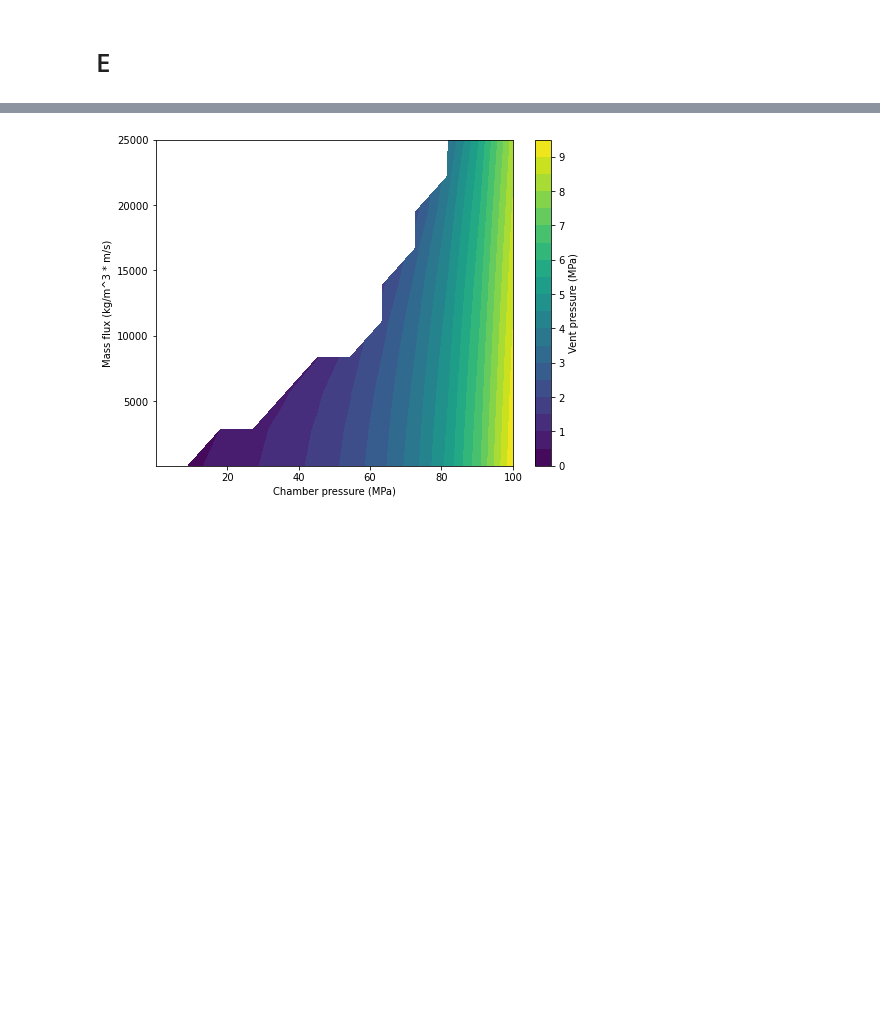
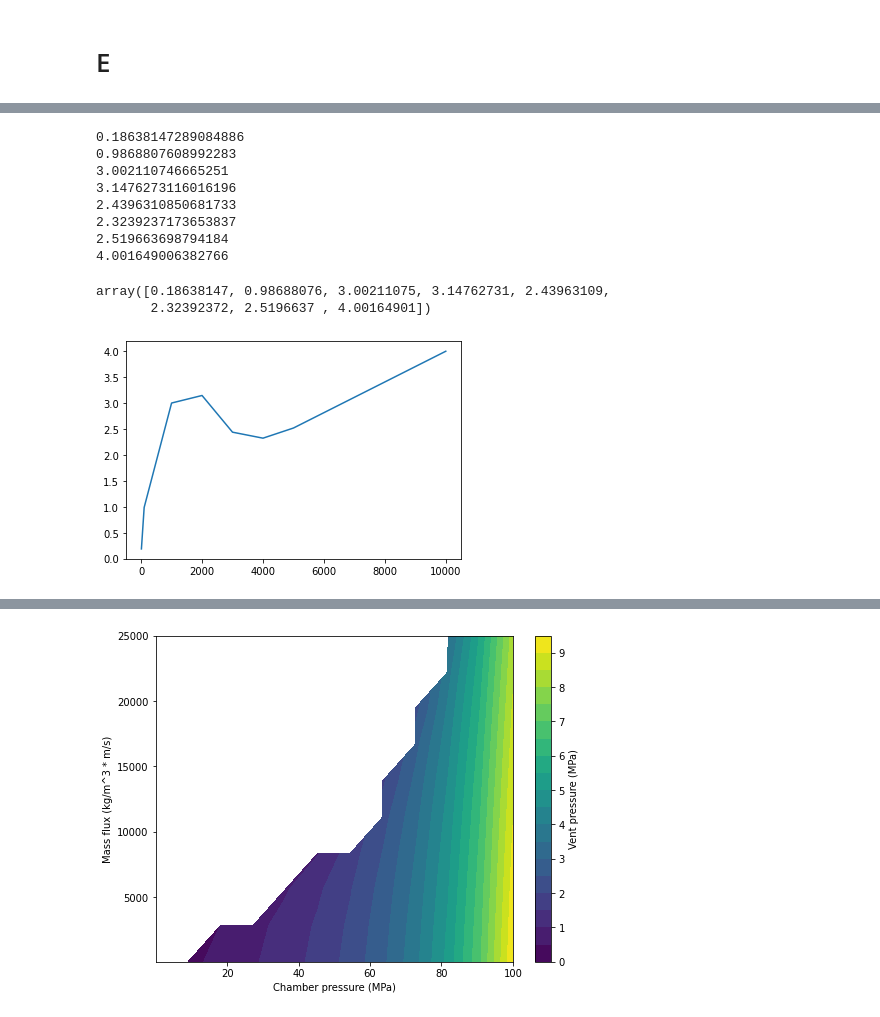
Before and after one commit to fredriclam/compressible-conduit-steady, a Jupyter notebook: steady_state_tester.ipynb, the cells around one changed output, grey strips where cells are left out. Saved outputs shown, nothing was run; the diff lists cells and outputs as text; code cells hidden in the pictures; blank space fills up the shorter version.

```diff
--- a/steady_state_tester.ipynb
+++ b/steady_state_tester.ipynb
@@ -211,0 +530,22 @@ cb.set_label("Final position (m)")
+# %%
+# Inlet velocity u as a function of j0, at minimum p
+j0_test_range = np.array([10.0, 100, 1000, 2000, 3000, 4000, 5000, 10000])
+u = np.zeros_like(j0_test_range)
+for i, j0 in enumerate(j0_test_range):
+  p = pmin_vals[i]
+  print(j0 * f.v_mix(p, f.T_chamber, np.clip(f.y_wv_eq(p), f.yWvInletMin, None)))
+  u[i] = j0 * f.v_mix(p, f.T_chamber, np.clip(f.y_wv_eq(p), f.yWvInletMin, None))
+plt.plot(j0_test_range, u)
+u
+# %% [output]
+0.18638147289084886
+0.9868807608992283
+3.002110746665251
+3.1476273116016196
+2.4396310850681733
+2.3239237173653837
+2.519663698794184
+4.001649006382766
+array([0.18638147, 0.98688076, 3.00211075, 3.14762731, 2.43963109,
+       2.32392372, 2.5196637 , 4.00164901])
+[figure, added]
```
Also changed, not shown: parts of 37 cells of this notebook, 1 other file.
